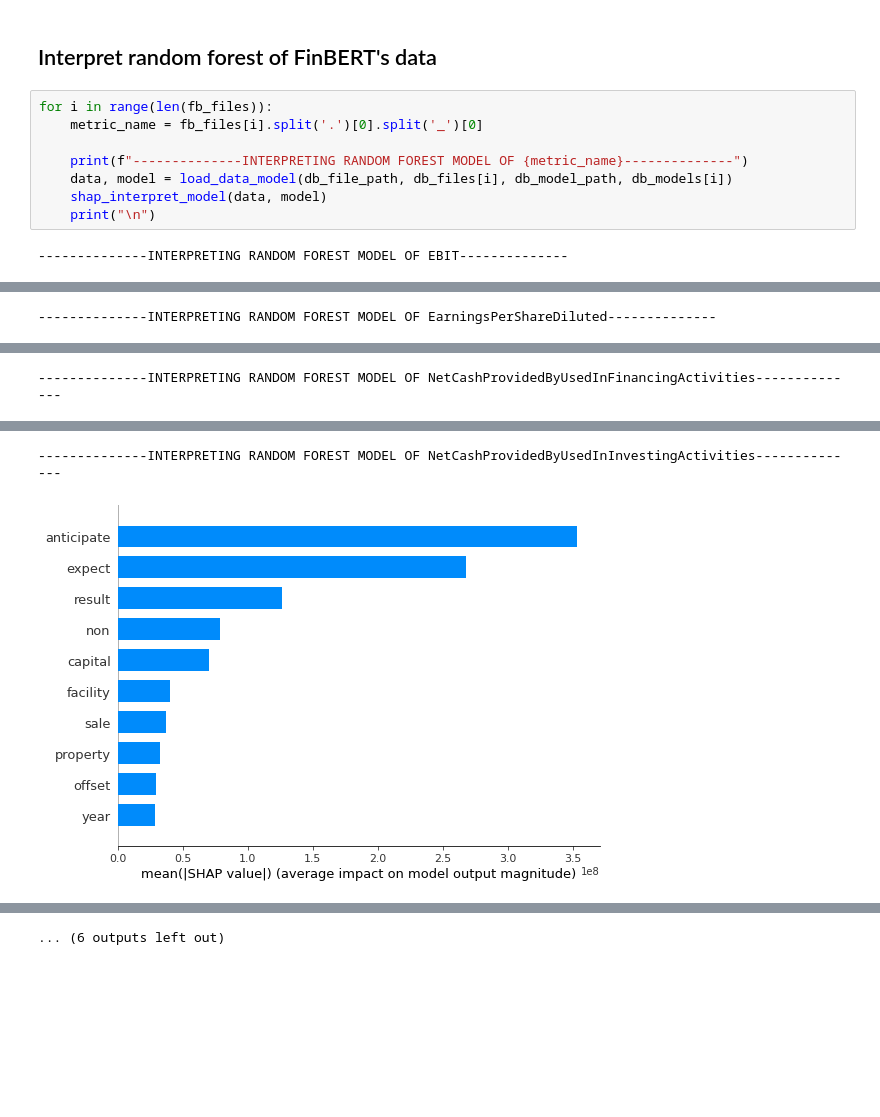
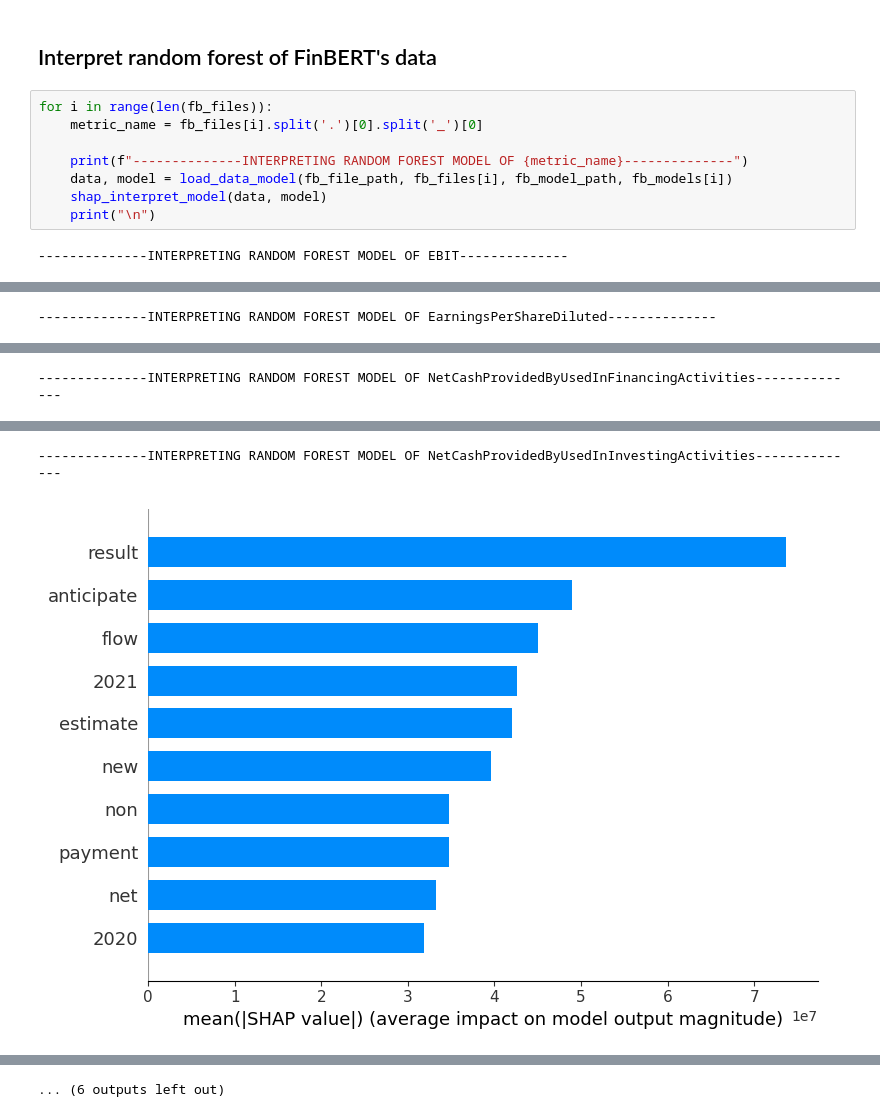
Before and after one commit to nkhanhle23/thesis, a Jupyter notebook: notebooks/explain_random_forest.ipynb, the cells around one changed output, grey strips where cells are left out. Saved outputs shown, nothing was run; the diff lists cells and outputs as text; blank space fills up the shorter version.

```diff
--- a/notebooks/explain_random_forest.ipynb
+++ b/notebooks/explain_random_forest.ipynb
@@ -222,7 +222,7 @@ for i in range(len(fb_files)):
     metric_name = fb_files[i].split('.')[0].split('_')[0]
 
     print(f"--------------INTERPRETING RANDOM FOREST MODEL OF {metric_name}--------------")
-    data, model = load_data_model(db_file_path, db_files[i], db_model_path, db_models[i])
+    data, model = load_data_model(fb_file_path, fb_files[i], fb_model_path, fb_models[i])
     shap_interpret_model(data, model)
     print("\n")
 # %% [output]
@@ -238,2 +238,2 @@ for i in range(len(fb_files)):
 --------------INTERPRETING RANDOM FOREST MODEL OF NetCashProvidedByUsedInInvestingActivities--------------
-[figure, old version]
+[figure, new version]
```
Also changed, not shown: parts of 2 cells of this notebook, 8 other files.
